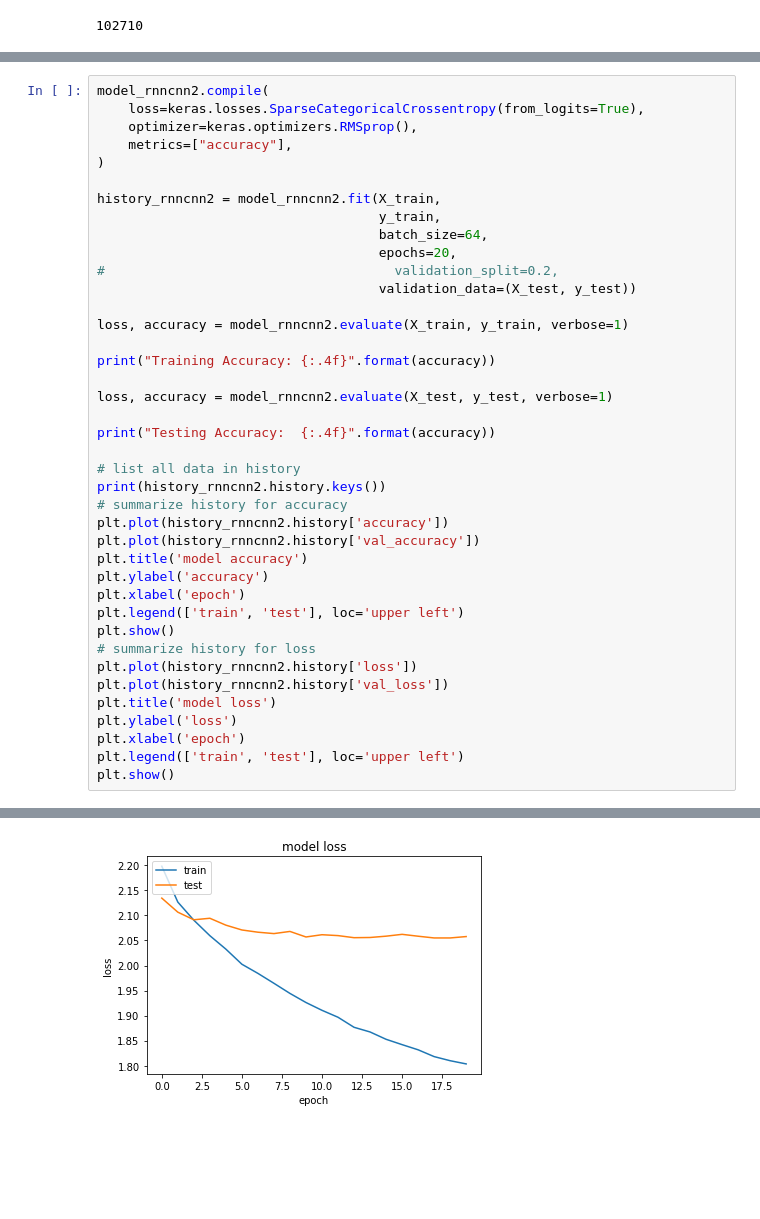
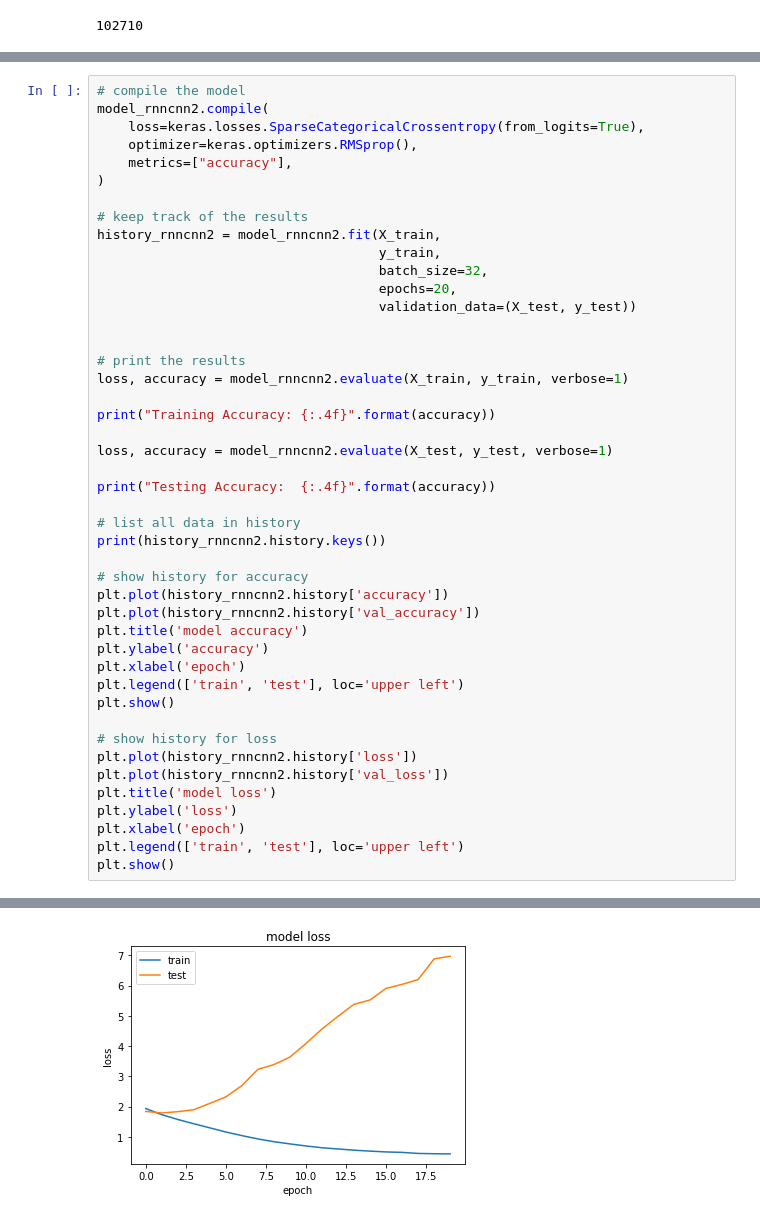
Before and after one commit to ZachZs/MusicNeuralNet, a Jupyter notebook: NeuralNetworkAttempts.ipynb, the cells around one changed output, grey strips where cells are left out. Drawn from its saved outputs; the diff is of its cells as text; blank space fills up the shorter version.

```diff
--- a/NeuralNetworkAttempts.ipynb
+++ b/NeuralNetworkAttempts.ipynb
@@ -1236,19 +1244,22 @@ Trainable params: 10,801,578
 Non-trainable params: 0
 __________________________________________________________________________________________________
 # %%
+# compile the model
 model_rnncnn2.compile(
     loss=keras.losses.SparseCategoricalCrossentropy(from_logits=True),
     optimizer=keras.optimizers.RMSprop(),
     metrics=["accuracy"],
 )
 
+# keep track of the results
 history_rnncnn2 = model_rnncnn2.fit(X_train,
                                     y_train,
-                                    batch_size=64,
+                                    batch_size=32,
                                     epochs=20,
-#                                     validation_split=0.2,
                                     validation_data=(X_test, y_test))
 
+
+# print the results
 loss, accuracy = model_rnncnn2.evaluate(X_train, y_train, verbose=1)
 
 print("Training Accuracy: {:.4f}".format(accuracy))
@@ -1259,7 +1270,8 @@ print("Testing Accuracy:  {:.4f}".format(accuracy))
 
 # list all data in history
 print(history_rnncnn2.history.keys())
-# summarize history for accuracy
+
+# show history for accuracy
 plt.plot(history_rnncnn2.history['accuracy'])
 plt.plot(history_rnncnn2.history['val_accuracy'])
 plt.title('model accuracy')
@@ -1267,7 +1279,8 @@ plt.ylabel('accuracy')
 plt.xlabel('epoch')
 plt.legend(['train', 'test'], loc='upper left')
 plt.show()
-# summarize history for loss
+
+# show history for loss
 plt.plot(history_rnncnn2.history['loss'])
 plt.plot(history_rnncnn2.history['val_loss'])
 plt.title('model loss')
@@ -1297 +1310 @@ dict_keys(['val_loss', 'val_accuracy', 'loss', 'accuracy'])
-[figure, old version]
+[figure, new version]
```
Also changed, not shown: parts of 41 cells of this notebook.
